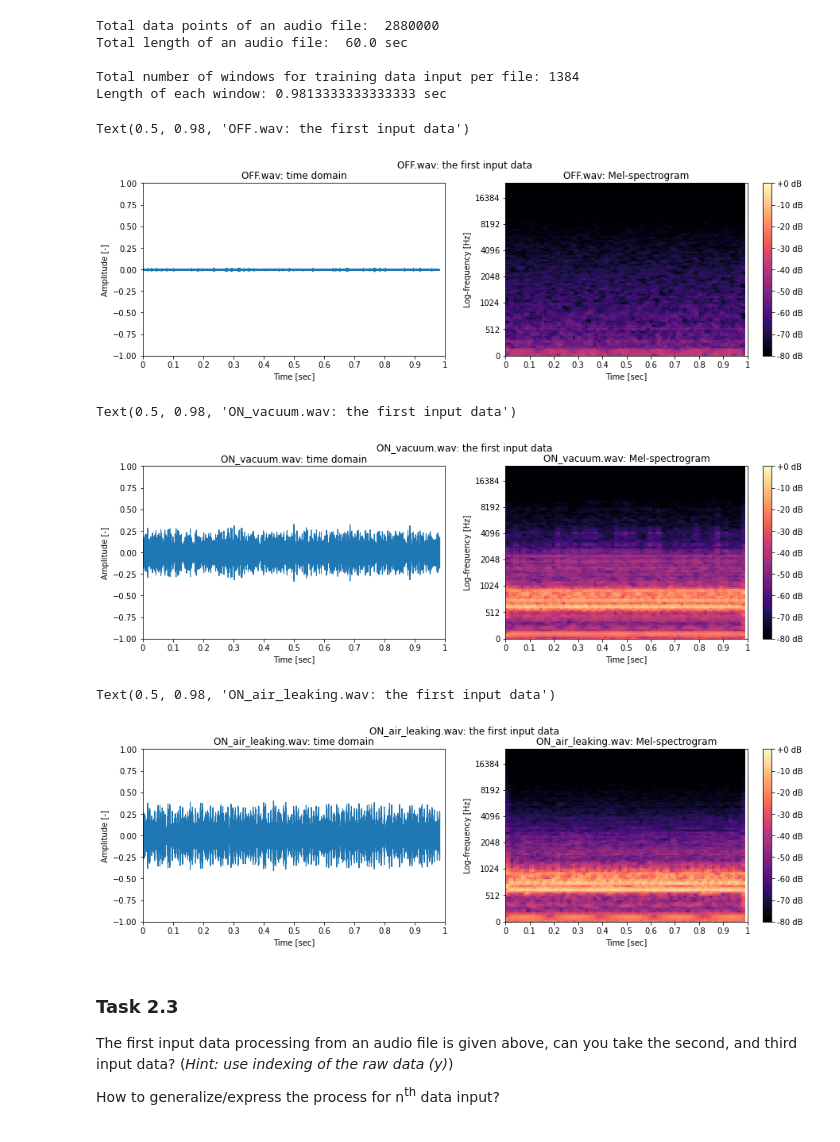
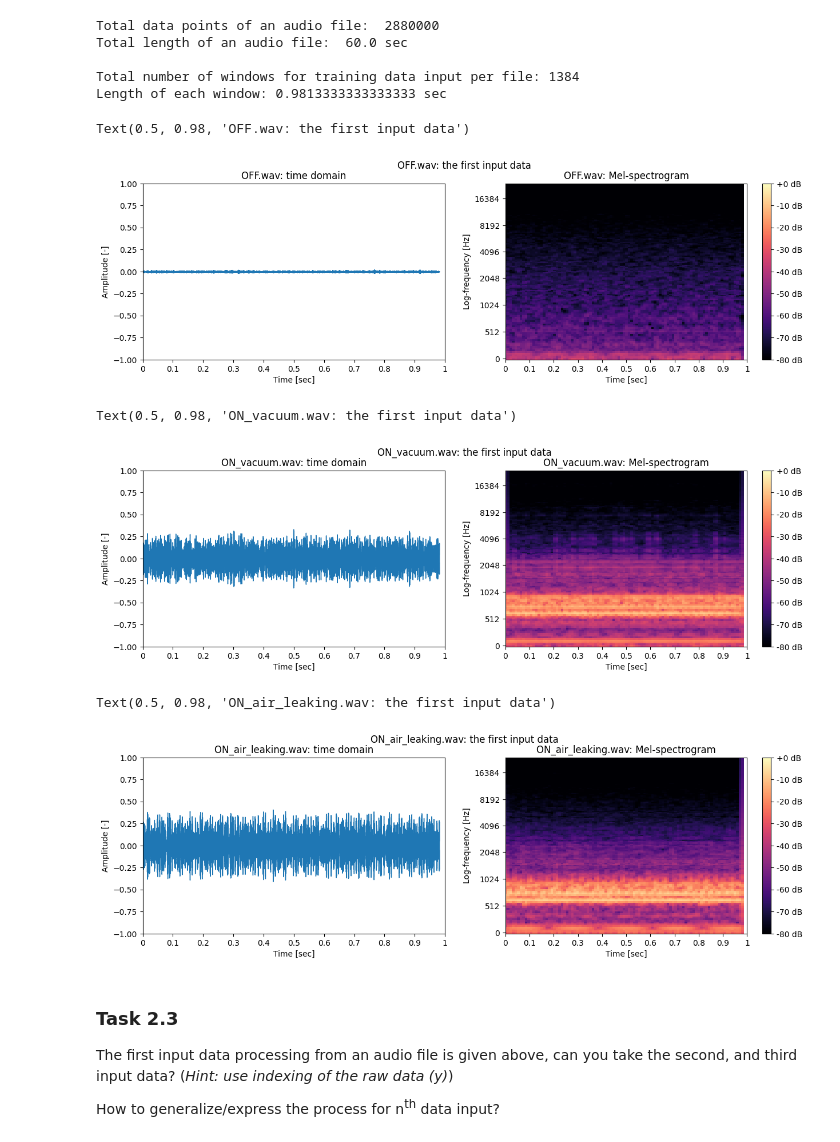
Before and after one commit to purduelamm/purdue_me597_iiot, a Jupyter notebook: lab/lab10/PL10_Colab2.ipynb, the cells around one changed output. Drawn from its saved outputs; the diff is of its cells as text; code cells hidden in the pictures.

```diff
--- a/lab/lab10/PL10_Colab2.ipynb
+++ b/lab/lab10/PL10_Colab2.ipynb
@@ -335,11 +304,11 @@ Length of each window: 0.9813333333333333 sec
 # %%
 # Let's conduct feature extraction and visualization for the first data of OFF.wav
 y_off_1 = y_off[0:n_chunk*n_seq] # taking the first window by indexing
-M_off_1 = librosa.feature.melspectrogram(y_off_1, sr=sr, n_fft=N_FFT, hop_length=int(N_FFT/4), win_length=N_FFT, window='hann', n_mels=128)
+M_off_1 = librosa.feature.melspectrogram(y=y_off_1, sr=sr, n_fft=N_FFT, hop_length=int(N_FFT/4), win_length=N_FFT, window='hann', n_mels=128)
 S_off_1 = 2*abs(M_off_1)/N_FFT # power of Mel-spectrogram as input
 
 fig, ax = plt.subplots(1,2, sharex=True, figsize=(15,4))
-librosa.display.waveplot(y_off_1, sr=sr, ax=ax[0]) # time domain (raw data) plot
+librosa.display.waveshow(y_off_1, sr=sr, ax=ax[0]) # time domain (raw data) plot
 img = librosa.display.specshow(librosa.power_to_db(S_off_1, ref=1), ax=ax[1], x_axis='time', y_axis='mel', sr=sr, vmin=-80, vmax=0) # mel-spectrogram plot in dB unit
 ax[0].set(title=OFF+": time domain", ylim=[-1, 1], xlim=[0, 1], ylabel="Amplitude [-]", xlabel="Time [sec]")
 ax[1].set(title=OFF+": Mel-spectrogram", ylabel="Log-frequency [Hz]", xlabel="Time [sec]")
@@ -347,15 +316,15 @@ cbar = fig.colorbar(img, ax=ax[1], format="%+2.0f dB")
 fig.suptitle(OFF+": the first input data")
 # %% [output]
 Text(0.5, 0.98, 'OFF.wav: the first input data')
-[figure, old version]
+[figure, new version]
 # %%
 # Let's conduct feature extraction and visualization for the first data of ON_vacuuming.wav
 y_vacuum_1 = y_vacuum[0:n_chunk*n_seq] # taking the first window by indexing
-M_vacuum_1 = librosa.feature.melspectrogram(y_vacuum_1, sr=sr, n_fft=N_FFT, hop_length=int(N_FFT/4), win_length=N_FFT, window='hann', n_mels=128)
+M_vacuum_1 = librosa.feature.melspectrogram(y=y_vacuum_1, sr=sr, n_fft=N_FFT, hop_length=int(N_FFT/4), win_length=N_FFT, window='hann', n_mels=128)
 S_vacuum_1 = 2*abs(M_vacuum_1)/N_FFT # power of Mel-spectrogram as input
 
 fig, ax = plt.subplots(1,2, sharex=True, figsize=(15,4))
-librosa.display.waveplot(y_vacuum_1, sr=sr, ax=ax[0]) # time domain (raw data) plot
+librosa.display.waveshow(y_vacuum_1, sr=sr, ax=ax[0]) # time domain (raw data) plot
 img = librosa.display.specshow(librosa.power_to_db(S_vacuum_1, ref=1), ax=ax[1], x_axis='time', y_axis='mel', sr=sr, vmin=-80, vmax=0) # mel-spectrogram plot in dB unit
 ax[0].set(title=ON_vacuum+": time domain", ylim=[-1, 1], xlim=[0, 1], ylabel="Amplitude [-]", xlabel="Time [sec]")
 ax[1].set(title=ON_vacuum+": Mel-spectrogram", ylabel="Log-frequency [Hz]", xlabel="Time [sec]")
@@ -363,23 +332,23 @@ cbar = fig.colorbar(img, ax=ax[1], format="%+2.0f dB")
 fig.suptitle(ON_vacuum+": the first input data")
 # %% [output]
 Text(0.5, 0.98, 'ON_vacuum.wav: the first input data')
-[figure, old version]
+[figure, new version]
 # %%
 # Let's conduct feature extraction and visualization for the first data of ON_air_leaking.wav
 y_airleaking_1 = y_airleaking[0:n_chunk*n_seq] # taking the first window by indexing
-M_airleaking_1 = librosa.feature.melspectrogram(y_airleaking_1, sr=sr, n_fft=N_FFT, hop_length=int(N_FFT/4), win_length=N_FFT, window='hann', n_mels=128)
+M_airleaking_1 = librosa.feature.melspectrogram(y=y_airleaking_1, sr=sr, n_fft=N_FFT, hop_length=int(N_FFT/4), win_length=N_FFT, window='hann', n_mels=128)
 S_airleaking_1 = 2*abs(M_airleaking_1)/N_FFT # power of Mel-spectrogram as input
 
 fig, ax = plt.subplots(1,2, sharex=True, figsize=(15,4))
-librosa.display.waveplot(y_airleaking_1, sr=sr, ax=ax[0]) # time domain (raw data) plot
+librosa.display.waveshow(y_airleaking_1, sr=sr, ax=ax[0]) # time domain (raw data) plot
 img = librosa.display.specshow(librosa.power_to_db(S_airleaking_1, ref=1), ax=ax[1], x_axis='time', y_axis='mel', sr=sr, vmin=-80, vmax=0) # mel-spectrogram plot in dB unit
 ax[0].set(title=ON_air_leaking+": time domain", ylim=[-1, 1], xlim=[0, 1], ylabel="Amplitude [-]", xlabel="Time [sec]")
 ax[1].set(title=ON_air_leaking+": Mel-spectrogram", ylabel="Log-frequency [Hz]", xlabel="Time [sec]")
 cbar = fig.colorbar(img, ax=ax[1], format="%+2.0f dB")
 fig.suptitle(ON_air_leaking+": the first input data")
 # %% [output]
 Text(0.5, 0.98, 'ON_air_leaking.wav: the first input data')
-[figure, old version]
+[figure, new version]
 # %% [markdown]
 ### Task 2.3
 
```
Also changed, not shown: parts of 39 cells of this notebook, 6 other files.
